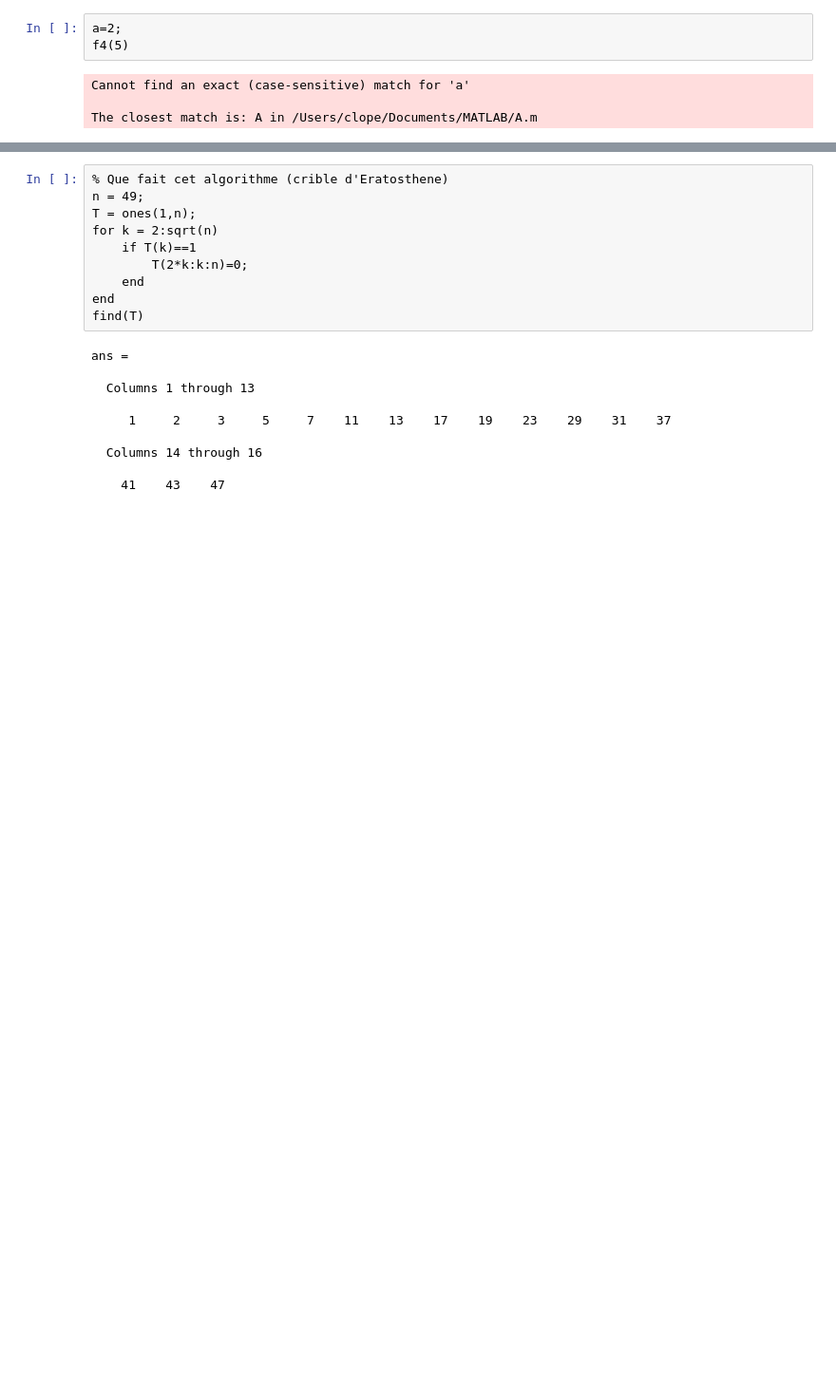
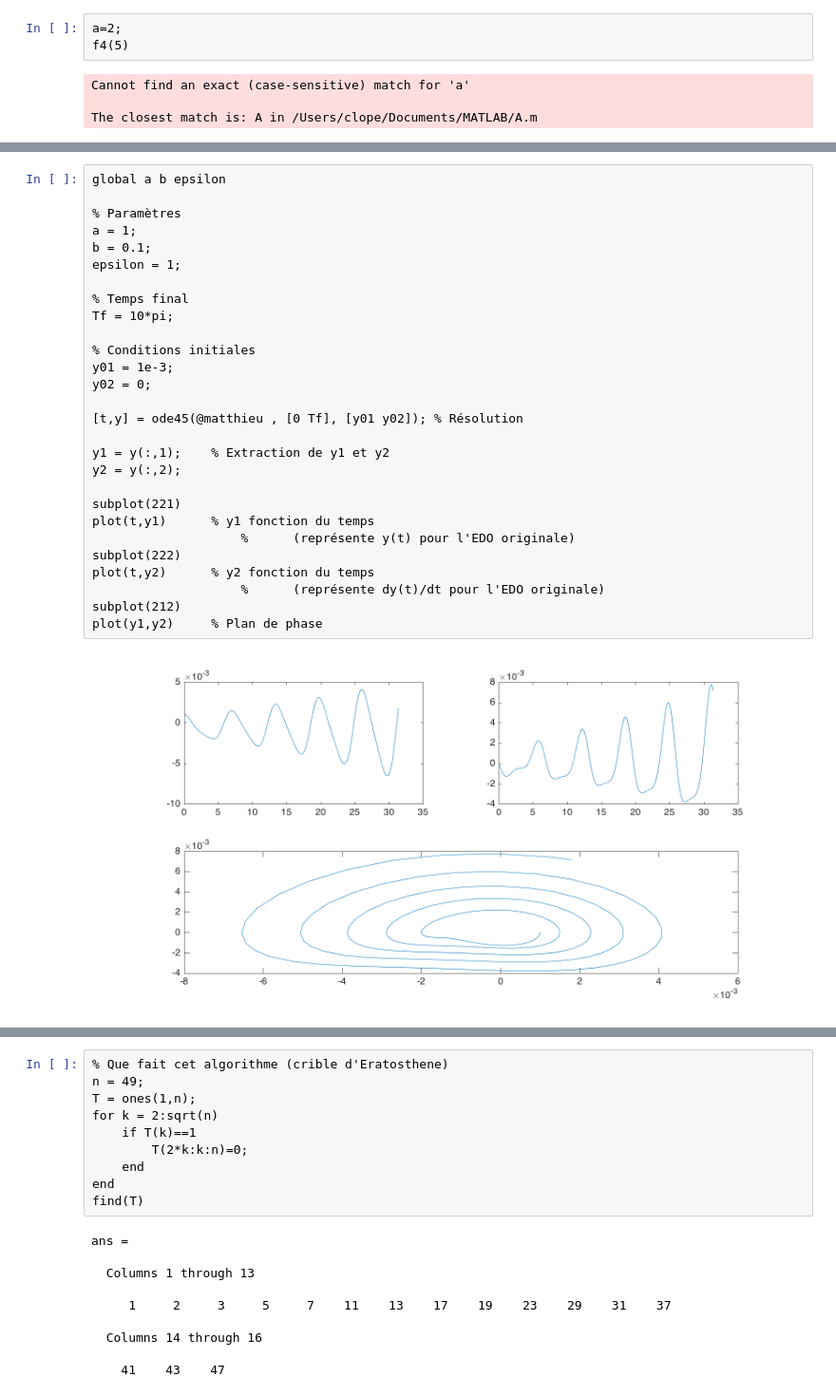
Before and after one commit to clopeau/Matlab, a Jupyter notebook: Introduction à Matlab.ipynb, the cells around one changed output, grey strips where cells are left out. Shown: that part at 95% size. Drawn from its saved outputs; the diff is of its cells as text; blank space fills up the shorter version.

```diff
--- a/Introduction à Matlab.ipynb
+++ b/Introduction à Matlab.ipynb
@@ -1744,0 +1810,30 @@ The closest match is: A in /Users/clope/Documents/MATLAB/A.m
+# %%
+global a b epsilon
+
+% Paramètres
+a = 1;
+b = 0.1;
+epsilon = 1;
+
+% Temps final
+Tf = 10*pi;
+
+% Conditions initiales
+y01 = 1e-3;
+y02 = 0;
+
+[t,y] = ode45(@matthieu , [0 Tf], [y01 y02]); % Résolution
+
+y1 = y(:,1);    % Extraction de y1 et y2
+y2 = y(:,2);
+
+subplot(221)
+plot(t,y1)      % y1 fonction du temps
+                    %      (représente y(t) pour l'EDO originale)
+subplot(222)
+plot(t,y2)      % y2 fonction du temps
+                    %      (représente dy(t)/dt pour l'EDO originale)
+subplot(212)
+plot(y1,y2)     % Plan de phase
+# %% [output]
+[figure, added]
```
Also changed, not shown: parts of 10 cells of this notebook.
